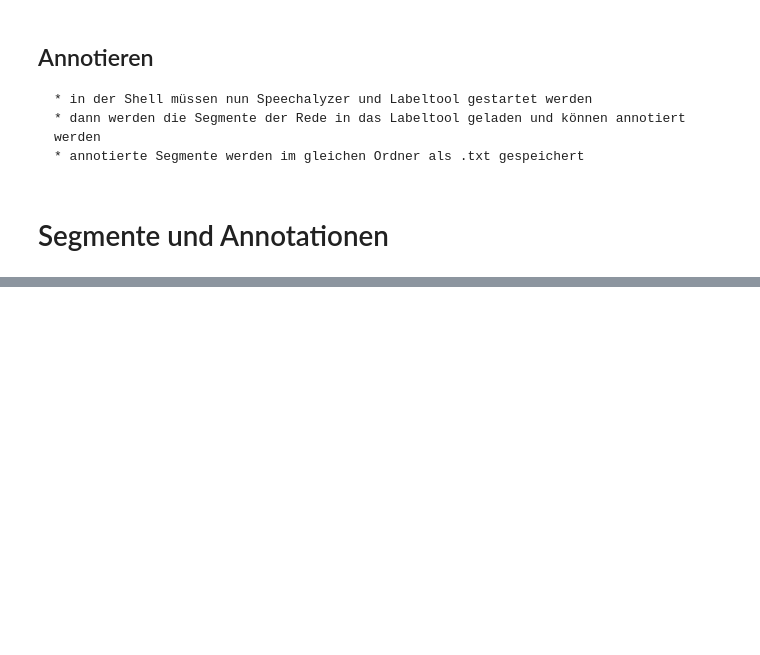
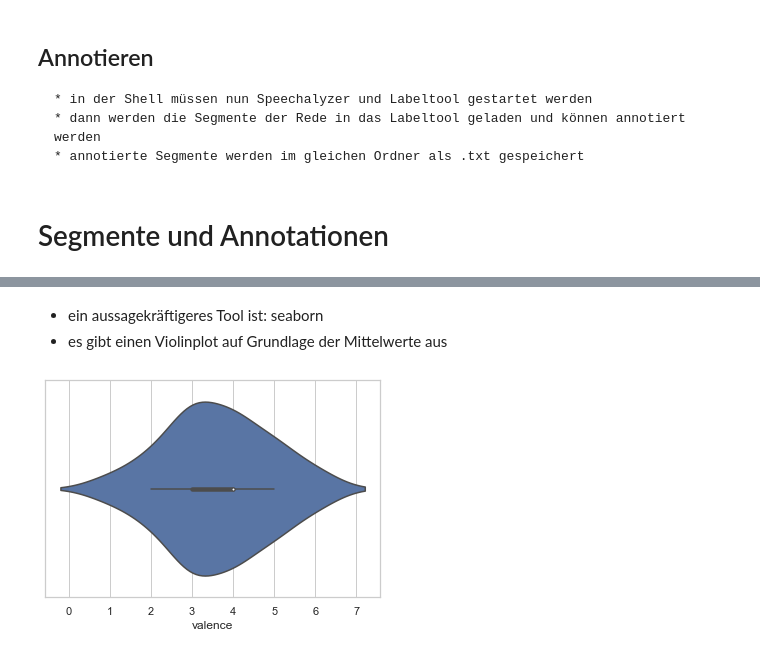
Before and after one commit to Lisa-Wegner/S_sprechstile_eigene, a Jupyter notebook: Sprechstile_eigene_Abgabe-checkpoint.ipynb, the cells around one changed output, grey strips where cells are left out. Saved outputs shown, nothing was run; the diff lists cells and outputs as text; code cells hidden in the pictures; blank space fills up the shorter version.

```diff
--- a/Sprechstile_eigene_Abgabe-checkpoint.ipynb
+++ b/Sprechstile_eigene_Abgabe-checkpoint.ipynb
@@ -52,0 +137,3 @@ import audiofile
+# %% [markdown]
+- ein aussagekräftigeres Tool ist: seaborn
+- es gibt einen Violinplot auf Grundlage der Mittelwerte aus
@@ -52,0 +142,6 @@ import audiofile
+# %%
+sns.set_theme(style="whitegrid")
+# %%
+ax=sns.violinplot(x=df.valence)
+# %% [output]
+[figure, added]
```
Also changed, not shown: parts of 21 cells of this notebook, 16 other files.
